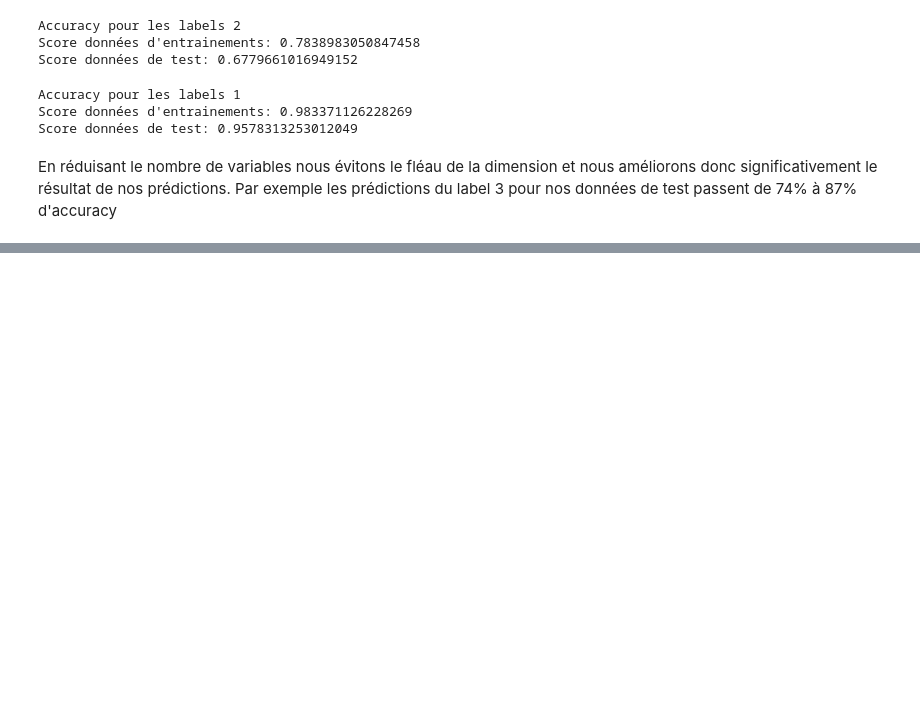
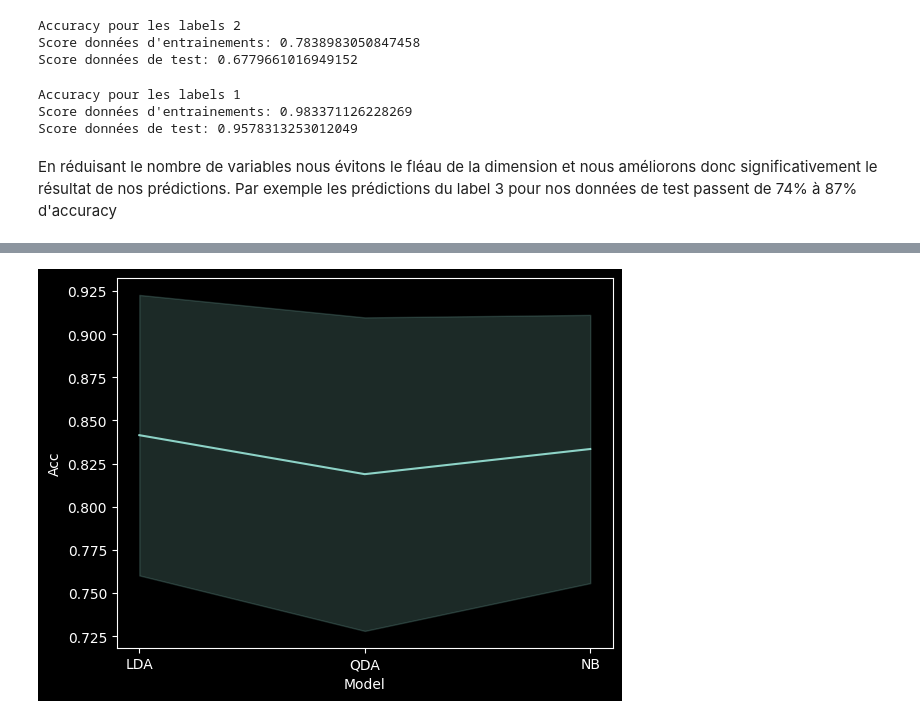
Before and after one commit to smanchajm/SY09-Fetal-Health-Prediction, a Jupyter notebook: supervised_prediction.ipynb, the cells around one changed output, grey strips where cells are left out. Drawn from its saved outputs; the diff is of its cells as text; code cells hidden in the pictures; blank space fills up the shorter version.

```diff
--- a/supervised_prediction.ipynb
+++ b/supervised_prediction.ipynb
@@ -622,0 +666,20 @@ def plot_clustering(data, clus1, clus2=None, ax=None, **kwargs):
+# %%
+models = [
+ (LinearDiscriminantAnalysis, "LDA"),
+ (QuadraticDiscriminantAnalysis, "QDA"),
+ (GaussianNB, "NB")]
+
+def validation_errors(df, models):
+   y = df['fetal_health']
+   X = df.drop(columns=["fetal_health"])
+   for model, name in models:
+    for acc in cross_val_score(model(), X, y, cv=10):
+        yield name, acc
+# %%
+data_selected = data_selected.drop(columns=["fetal_health"])
+# %%
+df = pd.DataFrame(validation_errors(data_selected, models), columns=["Model", "Acc"])
+sns.lineplot(x="Model", y="Acc", data=df, errorbar='sd')
+plt.show()
+# %% [output]
+[figure, added]
```
Also changed, not shown: parts of 5 cells of this notebook.
